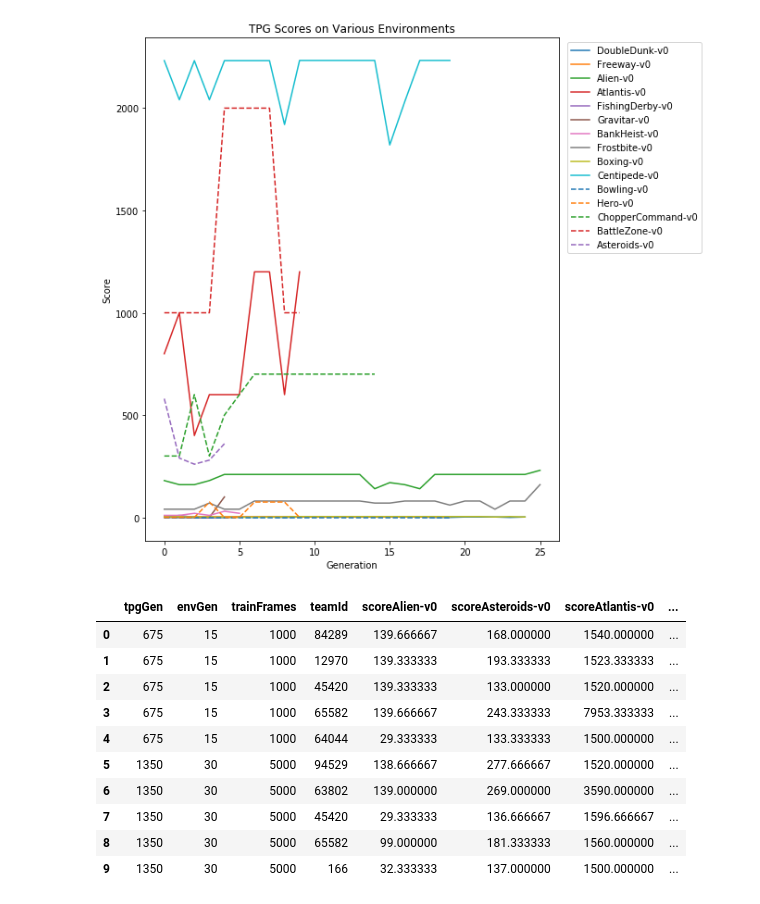
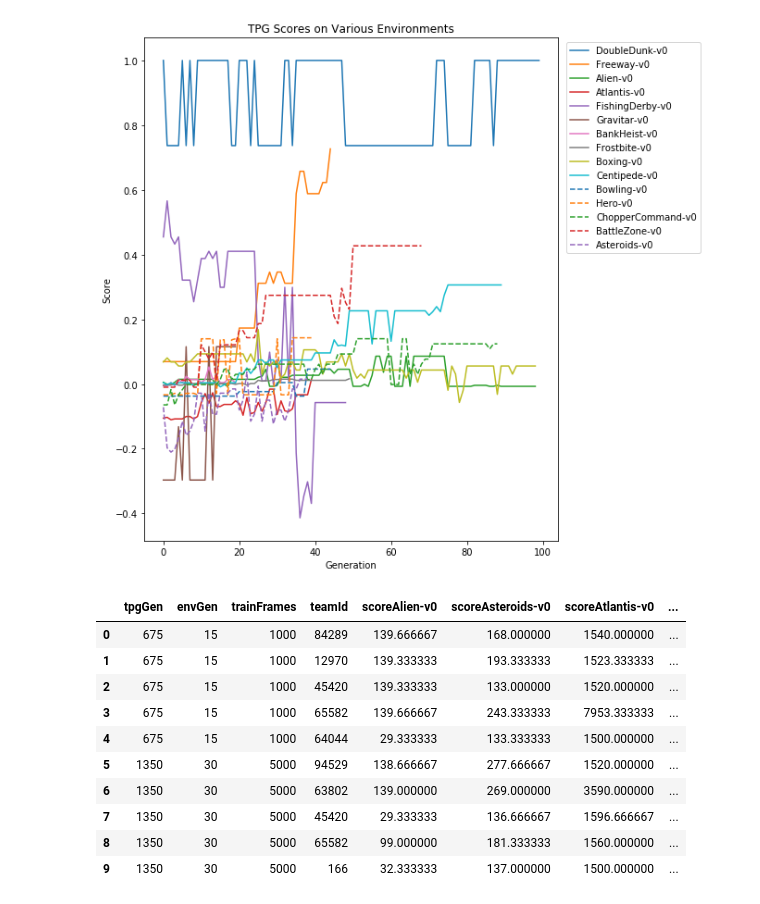
Before and after one commit to Ryan-Amaral/general-game-playing-tpg, a Jupyter notebook: ggp-generational-visualization.ipynb, the cells around one changed output. Saved outputs shown, nothing was run; the diff lists cells and outputs as text; code cells hidden in the pictures.

```diff
--- a/ggp-generational-visualization.ipynb
+++ b/ggp-generational-visualization.ipynb
@@ -27,25 +28,49 @@ df.describe()
 envDfs = []
 for envName in pd.unique(df.envName):
     envDfs.append(df.loc[df['envName'] == envName])
-# %%
-# 10 colors in cycle
-plt.figure(figsize=(8,10))
-cnt = 0
-lineStyles = ['-', '--', '-.']
-lsi = 0
-for edf in envDfs:
-    cnt += 1
-    plt.plot(edf.tpgMax.tolist(), label=edf.envName.iloc[0], ls=lineStyles[lsi])
-    if cnt == 10:
-        cnt = 0
-        lsi += 1
-plt.legend(loc=2, bbox_to_anchor=(1.01, 1.0))
-plt.xlabel('Generation')
-plt.ylabel('Score')
-plt.title('TPG Scores on Various Environments')
-plt.show()
-# %% [output]
-[figure, removed]
+# %%
+# on 1000 frame episodes, average of 20 episodes
+soloRandomScores = {
+     'Alien-v0': 163.0,'Asteroids-v0': 745.0,'Atlantis-v0': 9270.0,'BankHeist-v0': 15.5,
+     'BattleZone-v0': 1450.0,'Bowling-v0': 8.05,'Boxing-v0': -3.45,'Centipede-v0': 2107.75,
+     'ChopperCommand-v0': 710.0,'DoubleDunk-v0': -5.6,'FishingDerby-v0': -40.85,
+     'Freeway-v0': 0.0,'Frostbite-v0': 67.5,'Gravitar-v0': 180.0,'Hero-v0': 533.25,
+     'IceHockey-v0': -2.7,'Jamesbond-v0': 27.5,'Kangaroo-v0': 60.0,'Krull-v0': 639.45,
+     'KungFuMaster-v0': 440.0,'MsPacman-v0': 188.5,'PrivateEye-v0': 25.0,
+     'RoadRunner-v0': 15.0,'Tennis-v0': -10.5,'TimePilot-v0': 520.0,
+     'UpNDown-v0': 400.5,'Venture-v0': 0.0,'WizardOfWor-v0': 335.0,'Zaxxon-v0': 20.0}
+
+soloTpgScores = {
+     'Alien-v0': 3382.7,'Asteroids-v0': 3050.7,'Atlantis-v0': 89653,'BankHeist-v0': 1051,
+     'BattleZone-v0': 47233.4,'Bowling-v0': 223.7,'Boxing-v0': 76.5,'Centipede-v0': 34731.7,
+     'ChopperCommand-v0': 7070,'DoubleDunk-v0': 2,'FishingDerby-v0': 49,
+     'Freeway-v0': 28.9,'Frostbite-v0': 8144.4,'Gravitar-v0': 786.7,'Hero-v0': 16545.4,
+     'IceHockey-v0': 10,'Jamesbond-v0': 3120,'Kangaroo-v0': 14780,'Krull-v0': 12850.4,
+     'KungFuMaster-v0': 43353.4,'MsPacman-v0': 5156,'PrivateEye-v0': 15028.3,
+     'RoadRunner-v0': 17410,'Tennis-v0': 1,'TimePilot-v0': 13540,
+     'RoadRunner-v0': 17410,'Tennis-v0': 0,'TimePilot-v0': 13540,
+     'UpNDown-v0': 34416,'Venture-v0': 576.7,'WizardOfWor-v0': 5196.7,'Zaxxon-v0': 6233.4}
+
+# 10 colors in cycle
+plt.figure(figsize=(8,10))
+cnt = 0
+lineStyles = ['-', '--', '-.']
+lsi = 0
+for edf in envDfs:
+    cnt += 1
+    plt.plot(((edf.tpgMax-soloRandomScores[edf.envName.iloc[0]])/
+                   (soloTpgScores[edf.envName.iloc[0]]-soloRandomScores[edf.envName.iloc[0]])).tolist(),
+             label=edf.envName.iloc[0], ls=lineStyles[lsi])
+    if cnt == 10:
+        cnt = 0
+        lsi += 1
+plt.legend(loc=2, bbox_to_anchor=(1.01, 1.0))
+plt.xlabel('Generation')
+plt.ylabel('Score')
+plt.title('TPG Scores on Various Environments')
+plt.show()
+# %% [output]
+[figure, added]
 # %%
 df = pd.read_csv('ggp-test-log-2-multiperf.txt')
 pd.set_option('display.max_columns', 500)
```
Also changed, not shown: parts of 2 cells of this notebook, 3 other files.
